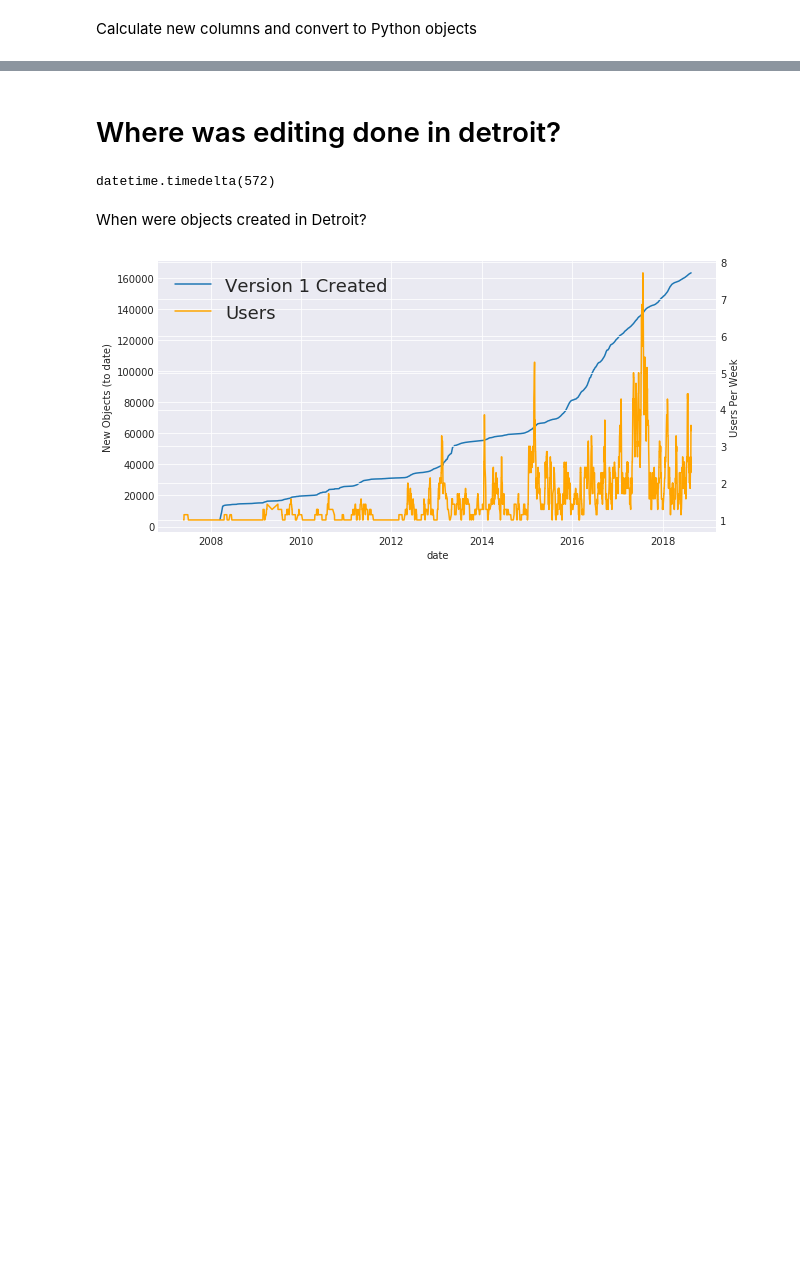
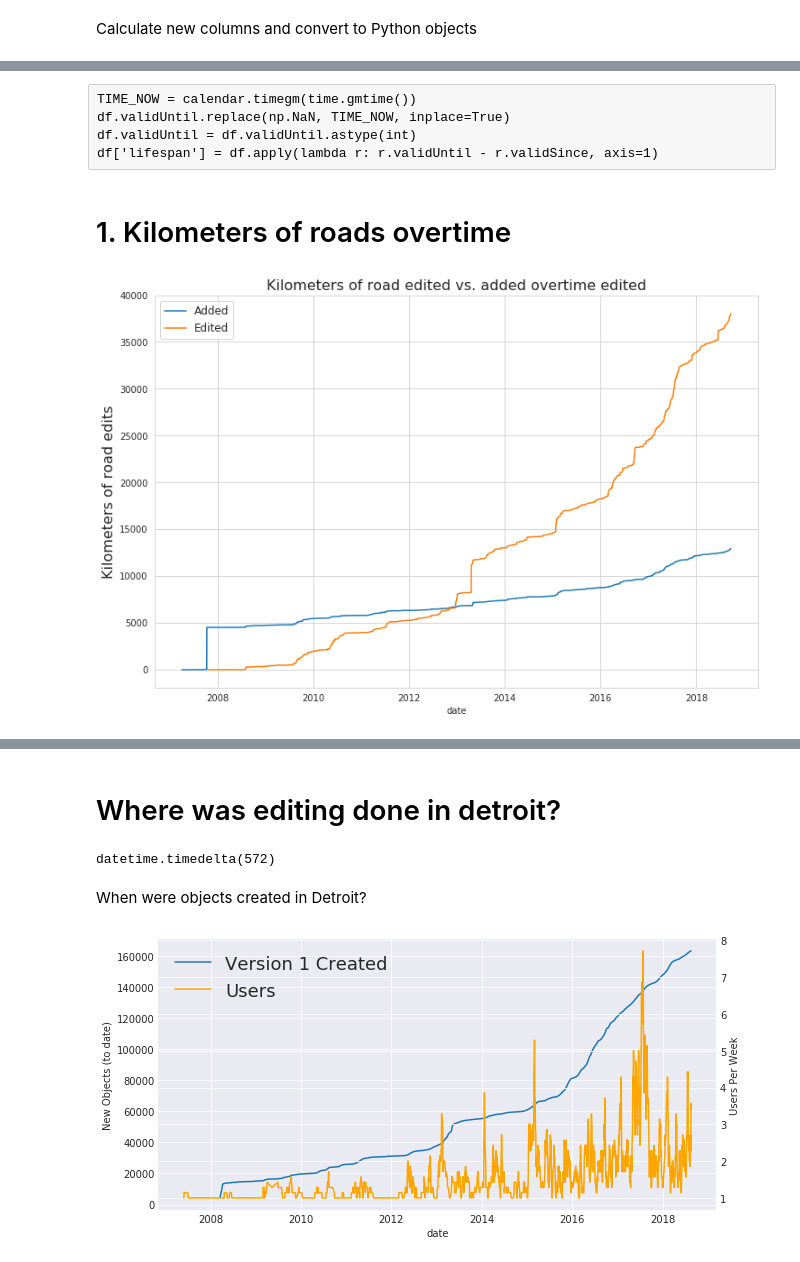
Before and after one commit to jenningsanderson/sotmus-analysis, a Jupyter notebook: analysis/GeneralAnalysis.ipynb, the cells around one changed output, grey strips where cells are left out. Saved outputs shown, nothing was run; the diff lists cells and outputs as text; code cells hidden in the pictures; blank space fills up the shorter version.

```diff
--- a/analysis/GeneralAnalysis.ipynb
+++ b/analysis/GeneralAnalysis.ipynb
@@ -17,0 +33,3 @@ df = pd.read_csv('../data/'+PLACE+'-versions.data',names=header, sep='\t')
+# %%
+df = pd.read_csv('../data/'+PLACE+'-all-stats.data',names=header, sep='\t',index_col=None)
+df.head(2)
@@ -17,0 +40,4 @@ df = pd.read_csv('../data/'+PLACE+'-versions.data',names=header, sep='\t')
+# %%
+df.sort_values(by='validSince',inplace=True)
+df = df.reset_index(drop=True)
+df.head(2)
@@ -30,5 +57,0 @@ Set all `validUntil` dates to today
-# %%
-TIME_NOW = calendar.timegm(time.gmtime())
-df.validUntil.replace(np.NaN, TIME_NOW, inplace=True)
-df.validUntil = df.validUntil.astype(int)
-df['lifespan'] = df.apply(lambda r: r.validUntil - r.validSince, axis=1)
@@ -36,0 +84,17 @@ ValueError: invalid literal for int() with base 10: 'false'
+# %% [raw]
+TIME_NOW = calendar.timegm(time.gmtime())
+df.validUntil.replace(np.NaN, TIME_NOW, inplace=True)
+df.validUntil = df.validUntil.astype(int)
+df['lifespan'] = df.apply(lambda r: r.validUntil - r.validSince, axis=1)
+# %% [markdown]
+# 1. Kilometers of roads overtime
+# %%
+sns.set_style('whitegrid')
+hw = df[~pd.isnull(df.highway)]
+ax = hw[hw.version==1].groupby('date').aggregate({'length':sum}).cumsum().plot(figsize=(12,8),legend=None)
+hw[hw.version>1].groupby('date').aggregate({'length':sum}).cumsum().plot(ax=ax,legend=None)
+ax.set_ylabel("Kilometers of road edits",fontsize=16)
+ax.set_title("Kilometers of road edited vs. added overtime edited",fontsize=16);
+ax.legend(lines, ['Added','Edited'], loc=0, fontsize=12);
+# %% [output]
+[figure, added]
```
Also changed, not shown: parts of 22 cells of this notebook, 9 other files.
